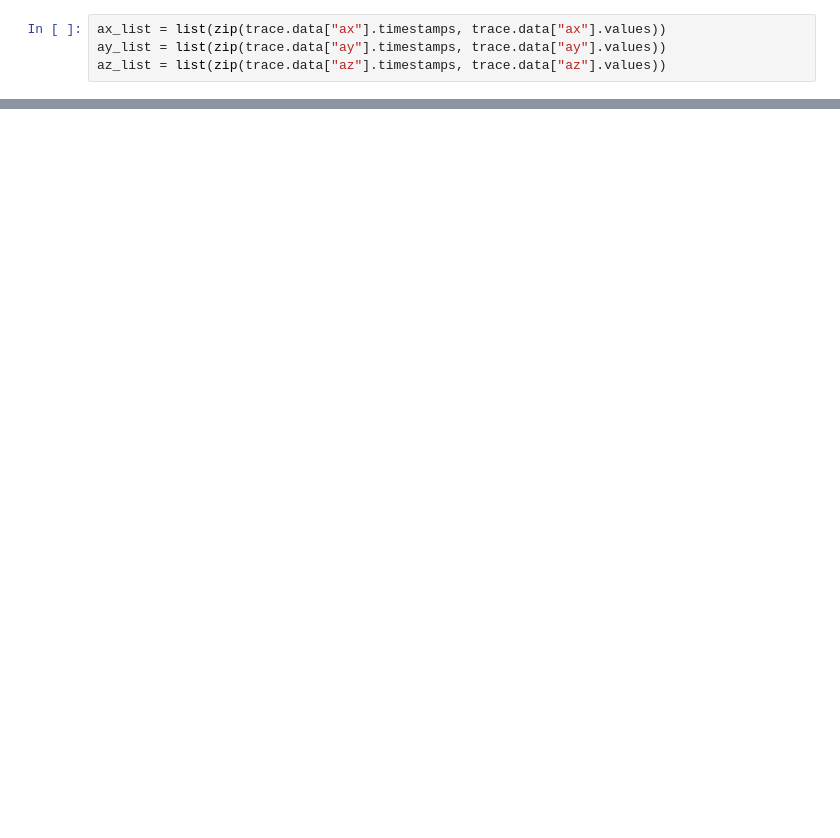
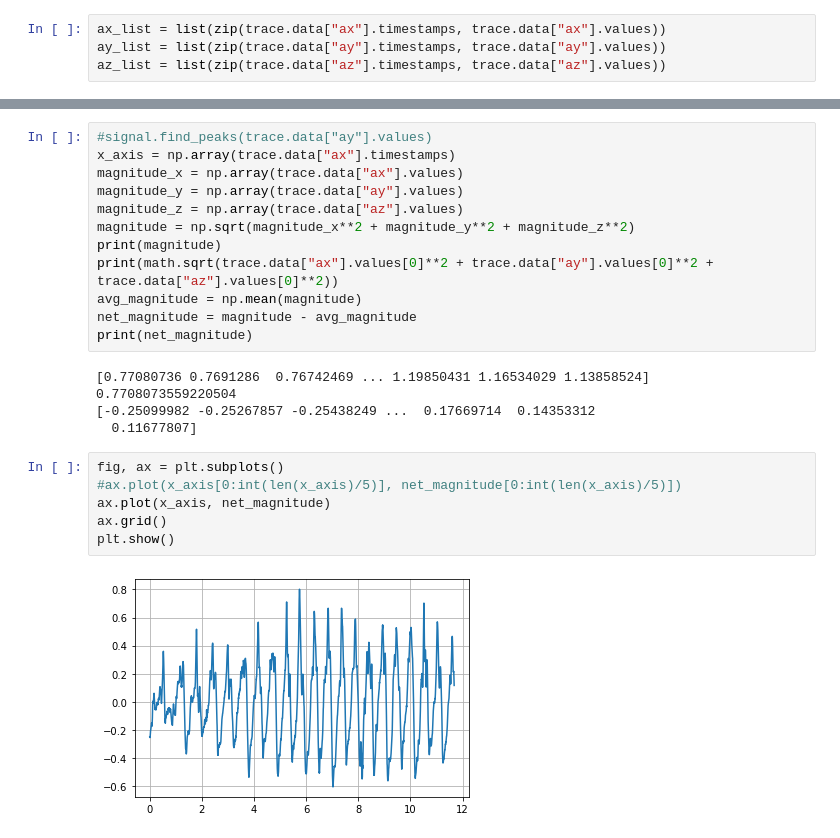
Before and after one commit to valeriotor/mham22, a Jupyter notebook: task1/task.ipynb, the cells around one changed output, grey strips where cells are left out. Drawn from its saved outputs; the diff is of its cells as text; blank space fills up the shorter version.

```diff
--- a/task1/task.ipynb
+++ b/task1/task.ipynb
@@ -40,0 +42,25 @@ print(energy_by_interval)
+# %%
+#signal.find_peaks(trace.data["ay"].values)
+x_axis = np.array(trace.data["ax"].timestamps)
+magnitude_x = np.array(trace.data["ax"].values)
+magnitude_y = np.array(trace.data["ay"].values)
+magnitude_z = np.array(trace.data["az"].values)
+magnitude = np.sqrt(magnitude_x**2 + magnitude_y**2 + magnitude_z**2)
+print(magnitude)
+print(math.sqrt(trace.data["ax"].values[0]**2 + trace.data["ay"].values[0]**2 + trace.data["az"].values[0]**2))
+avg_magnitude = np.mean(magnitude)
+net_magnitude = magnitude - avg_magnitude
+print(net_magnitude)
+# %% [output]
+[0.77080736 0.7691286  0.76742469 ... 1.19850431 1.16534029 1.13858524]
+0.7708073559220504
+[-0.25099982 -0.25267857 -0.25438249 ...  0.17669714  0.14353312
+  0.11677807]
+# %%
+fig, ax = plt.subplots()
+#ax.plot(x_axis[0:int(len(x_axis)/5)], net_magnitude[0:int(len(x_axis)/5)])
+ax.plot(x_axis, net_magnitude)
+ax.grid()
+plt.show()
+# %% [output]
+[figure, added]
```
Also changed, not shown: parts of 6 cells of this notebook, 1 other file.
